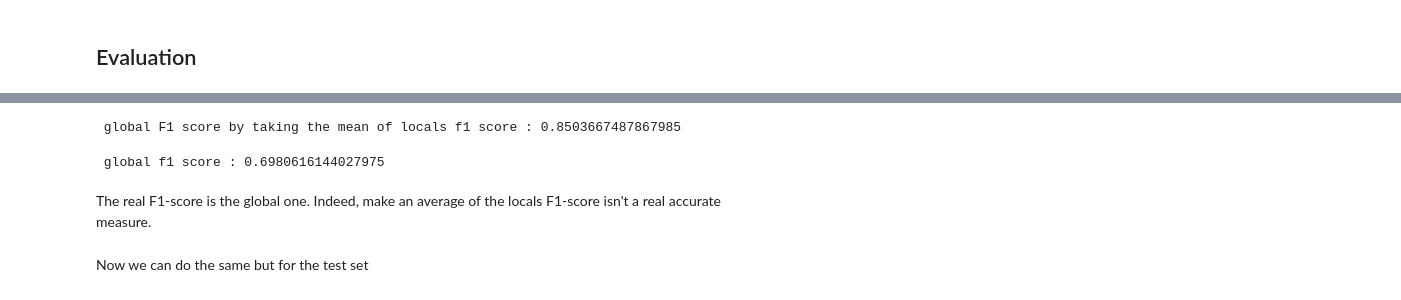
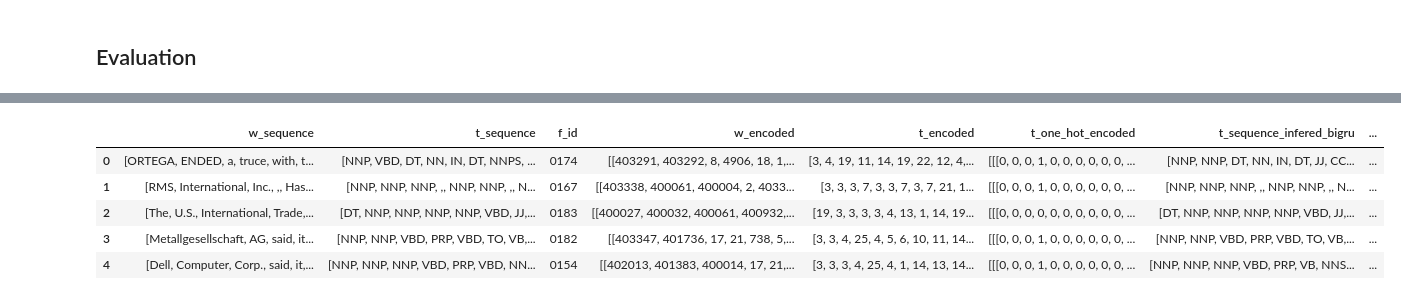
Before and after one commit to CorentinMAG/NLP, a Jupyter notebook: POS_TAGGING.ipynb, the cells around one changed output, grey strips where cells are left out. Saved outputs shown, nothing was run; the diff lists cells and outputs as text; code cells hidden in the pictures.

```diff
--- a/POS_TAGGING.ipynb
+++ b/POS_TAGGING.ipynb
@@ -985,4 +1004,0 @@ Let's compute the global f1 score
-# %%
-print(f" global F1 score by taking the mean of locals f1 score : {tr_df['f1_score_training'].mean()}")
-# %% [output]
- global F1 score by taking the mean of locals f1 score : 0.8503667487867985
@@ -1000,10 +1005,10 @@ def global_f1_score(df):
-# %%
-print(f" global f1 score : {global_f1_score(tr_df)}")
-# %% [output]
- global f1 score : 0.6980616144027975
-# %% [markdown]
-The real F1-score is the global one. Indeed, make an average of the locals F1-score isn't a real accurate measure.
-# %% [markdown]
-Now we can do the same but for the test set
 # %%
-ts_df = prediction(X_test,model,ts_df)
+ts_df = prediction(X_test,bigru_model,ts_df,"bigru")
+ts_df.head()
+# %% [output]
+|  | w_sequence | t_sequence | f_id | w_encoded | t_encoded | t_one_hot_encoded | t_sequence_infered_bigru | ... |
+| 0 | [ORTEGA, ENDED, a, truce, with, t... | [NNP, VBD, DT, NN, IN, DT, NNPS, ... | 0174 | [[403291, 403292, 8, 4906, 18, 1,... | [3, 4, 19, 11, 14, 19, 22, 12, 4,... | [[[0, 0, 0, 1, 0, 0, 0, 0, 0, 0, ... | [NNP, NNP, DT, NN, IN, DT, JJ, CC... | ... |
+| 1 | [RMS, International, Inc., ,, Has... | [NNP, NNP, NNP, ,, NNP, NNP, ,, N... | 0167 | [[403338, 400061, 400004, 2, 4033... | [3, 3, 3, 7, 3, 3, 7, 3, 7, 21, 1... | [[[0, 0, 0, 1, 0, 0, 0, 0, 0, 0, ... | [NNP, NNP, NNP, ,, NNP, NNP, ,, N... | ... |
+| 2 | [The, U.S., International, Trade,... | [DT, NNP, NNP, NNP, NNP, VBD, JJ,... | 0183 | [[400027, 400032, 400061, 400932,... | [19, 3, 3, 3, 3, 4, 13, 1, 14, 19... | [[[0, 0, 0, 0, 0, 0, 0, 0, 0, 0, ... | [DT, NNP, NNP, NNP, NNP, VBD, JJ,... | ... |
+| 3 | [Metallgesellschaft, AG, said, it... | [NNP, NNP, VBD, PRP, VBD, TO, VB,... | 0182 | [[403347, 401736, 17, 21, 738, 5,... | [3, 3, 4, 25, 4, 5, 6, 10, 11, 14... | [[[0, 0, 0, 1, 0, 0, 0, 0, 0, 0, ... | [NNP, NNP, VBD, PRP, VBD, TO, VB,... | ... |
+| 4 | [Dell, Computer, Corp., said, it,... | [NNP, NNP, NNP, VBD, PRP, VBD, NN... | 0154 | [[402013, 401383, 400014, 17, 21,... | [3, 3, 3, 4, 25, 4, 1, 14, 13, 14... | [[[0, 0, 0, 1, 0, 0, 0, 0, 0, 0, ... | [NNP, NNP, NNP, VBD, PRP, VB, NNS... | ... |
```
Also changed, not shown: parts of 30 cells of this notebook.
